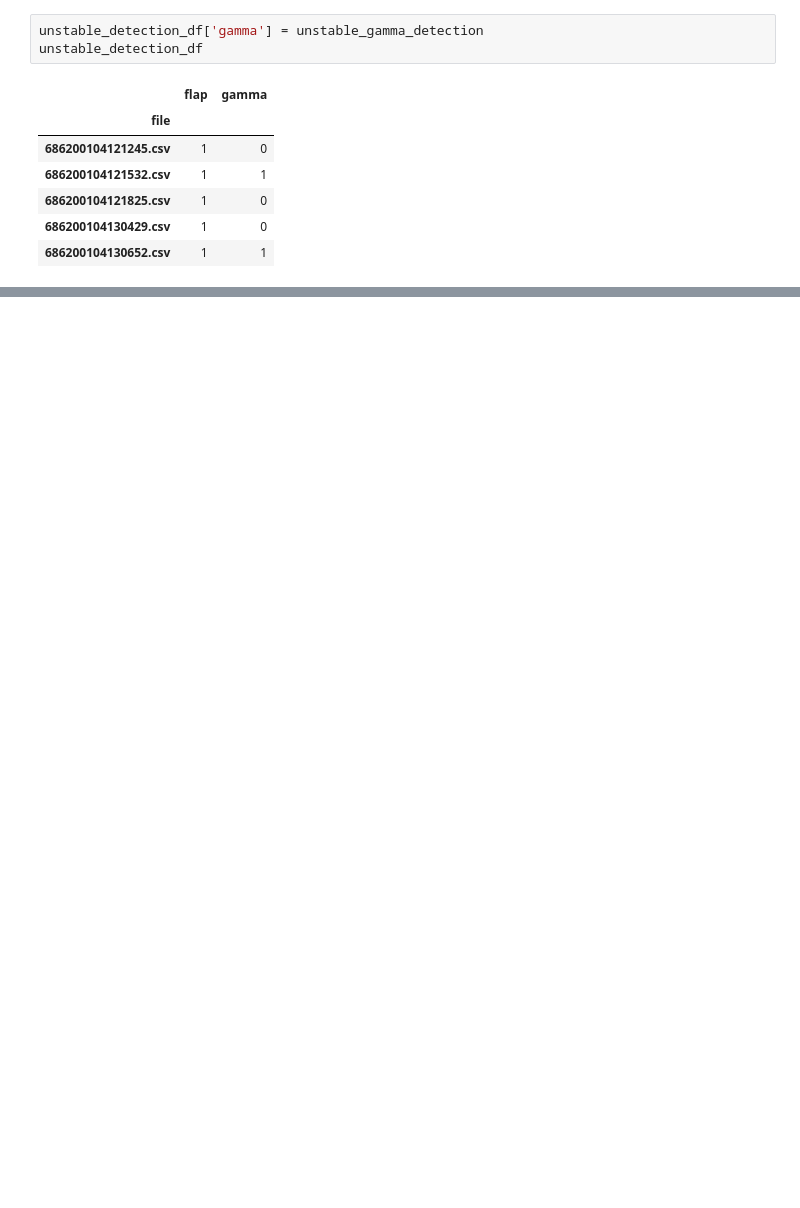
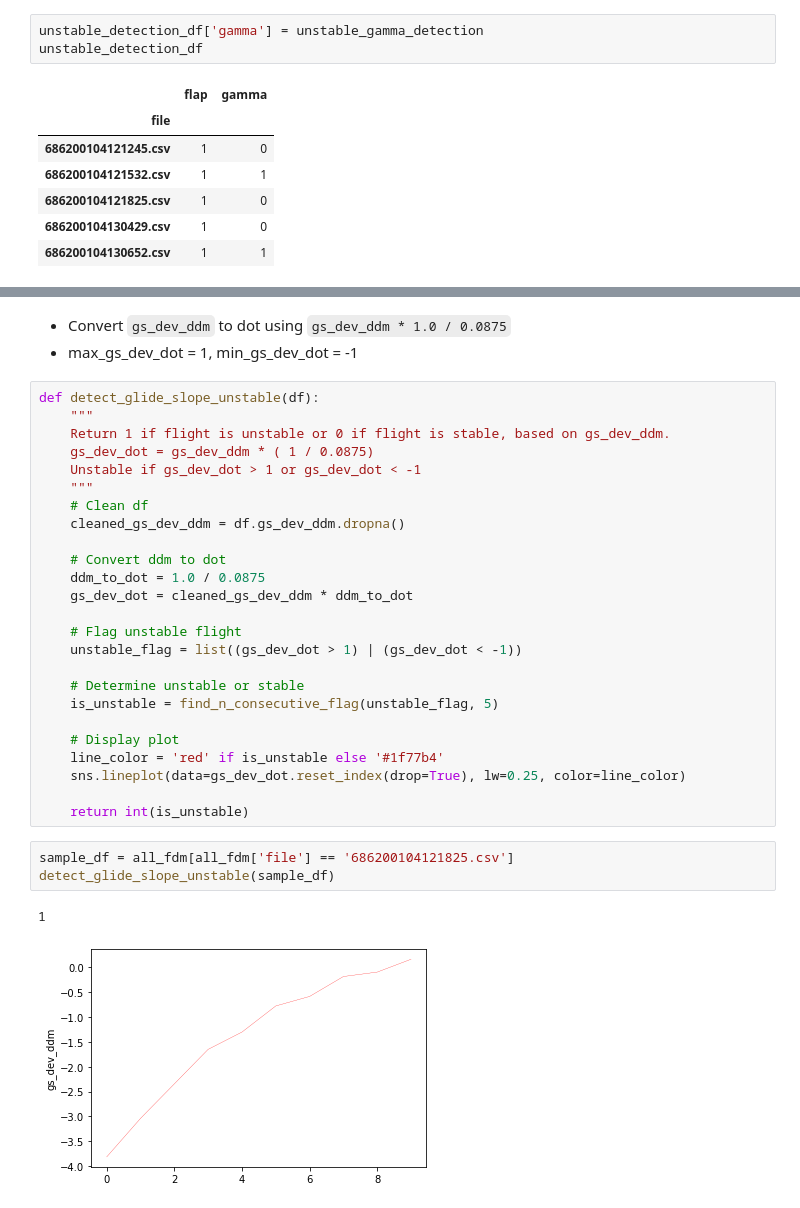
Before and after one commit to rnsantosa/flight_analyzer, a Jupyter notebook: main/07_param_flap_te_pos.ipynb, the cells around one changed output, grey strips where cells are left out. Drawn from its saved outputs; the diff is of its cells as text; blank space fills up the shorter version.

```diff
--- a/main/07_param_flap_te_pos.ipynb
+++ b/main/07_param_flap_te_pos.ipynb
@@ -233,0 +219,35 @@ unstable_detection_df
+# %% [markdown]
+
+- Convert `gs_dev_ddm` to dot using `gs_dev_ddm * 1.0 / 0.0875`
+- max_gs_dev_dot = 1, min_gs_dev_dot = -1
+# %%
+def detect_glide_slope_unstable(df):
+    """
+    Return 1 if flight is unstable or 0 if flight is stable, based on gs_dev_ddm.
+    gs_dev_dot = gs_dev_ddm * ( 1 / 0.0875)
+    Unstable if gs_dev_dot > 1 or gs_dev_dot < -1
+    """
+    # Clean df
+    cleaned_gs_dev_ddm = df.gs_dev_ddm.dropna()
+
+    # Convert ddm to dot
+    ddm_to_dot = 1.0 / 0.0875
+    gs_dev_dot = cleaned_gs_dev_ddm * ddm_to_dot
+
+    # Flag unstable flight
+    unstable_flag = list((gs_dev_dot > 1) | (gs_dev_dot < -1))
+
+    # Determine unstable or stable
+    is_unstable = find_n_consecutive_flag(unstable_flag, 5)
+
+    # Display plot
+    line_color = 'red' if is_unstable else '#1f77b4'
+    sns.lineplot(data=gs_dev_dot.reset_index(drop=True), lw=0.25, color=line_color)
+
+    return int(is_unstable)
+# %%
+sample_df = all_fdm[all_fdm['file'] == '686200104121825.csv']
+detect_glide_slope_unstable(sample_df)
+# %% [output]
+1
+[figure, added]
```
Also changed, not shown: parts of 56 cells of this notebook, 8 other files.
